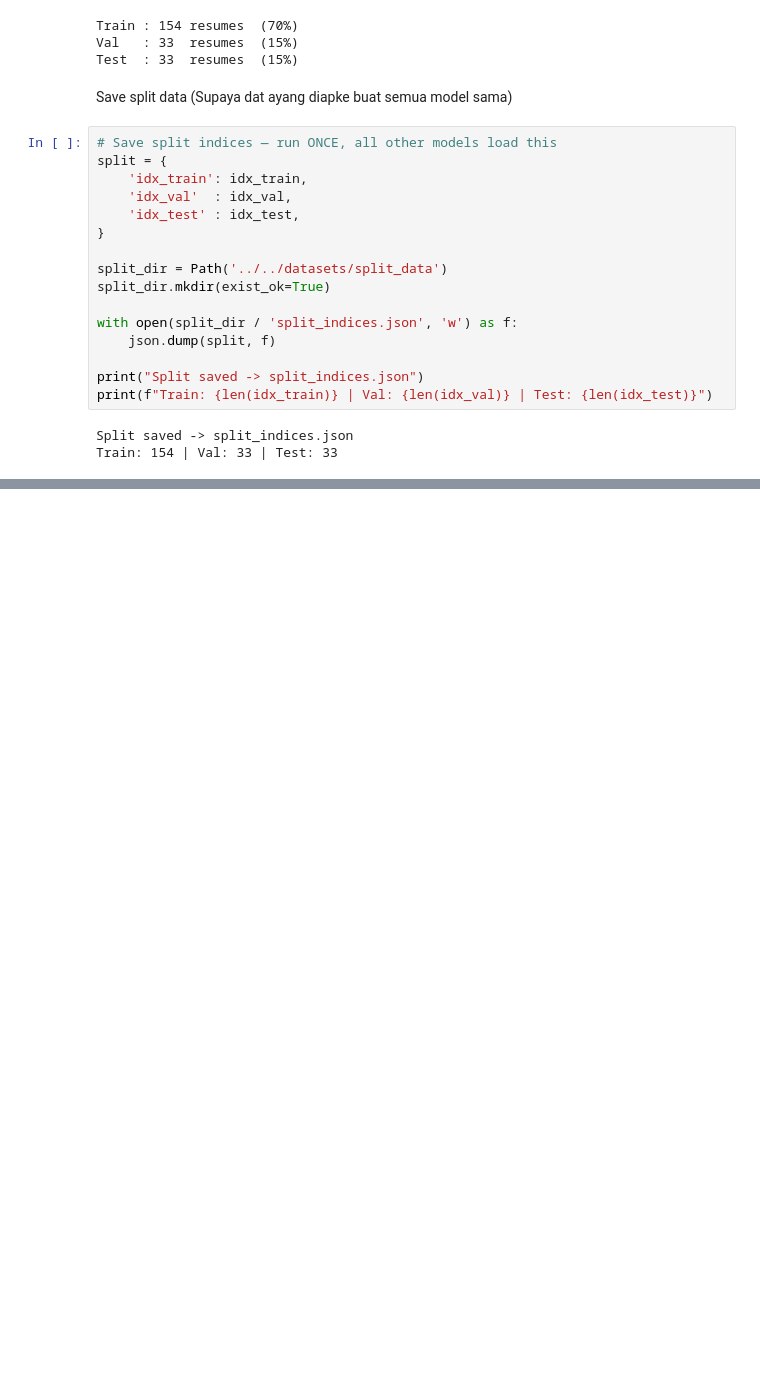
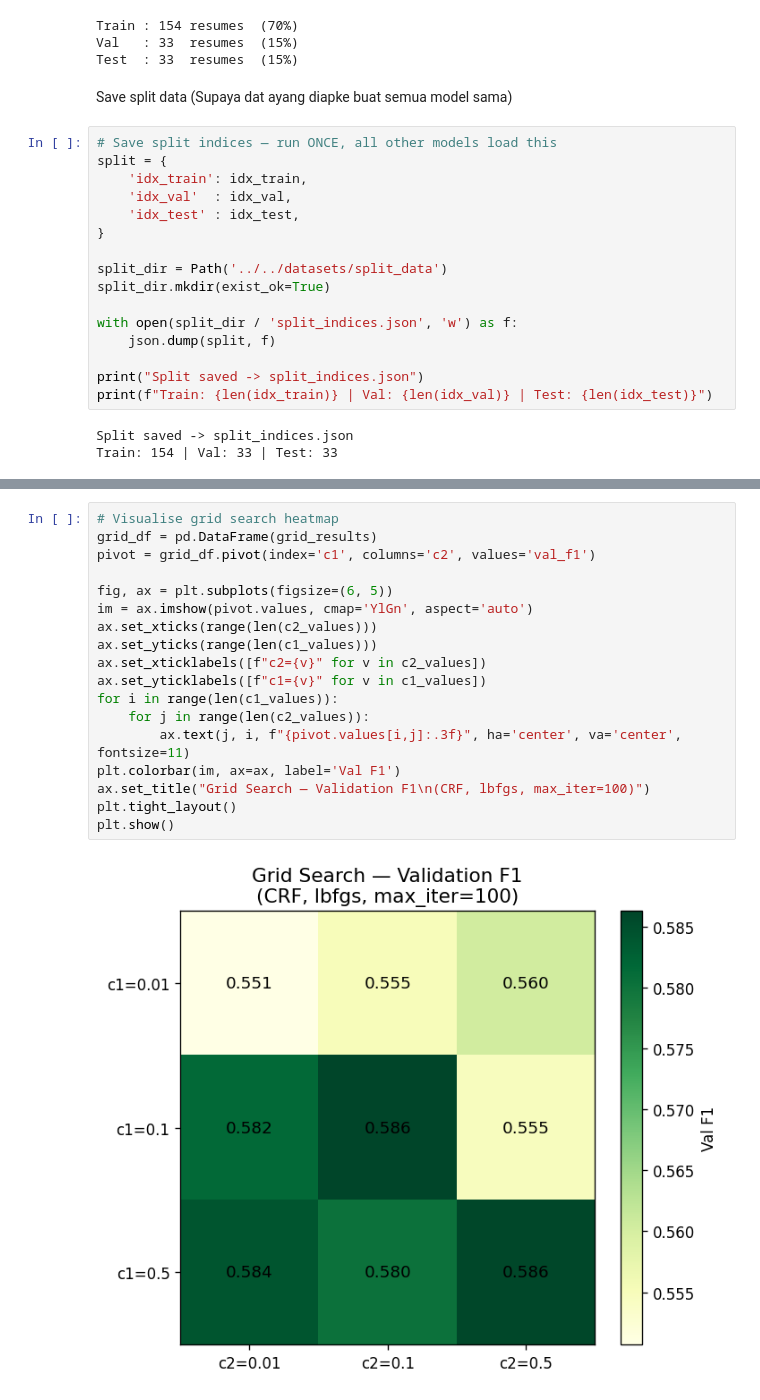
Before and after one commit to michellaprojects/nlp-ner, a Jupyter notebook: notebooks/Modelling/CRF.ipynb, the cells around one changed output, grey strips where cells are left out. Saved outputs shown, nothing was run; the diff lists cells and outputs as text; blank space fills up the shorter version.

```diff
--- a/notebooks/Modelling/CRF.ipynb
+++ b/notebooks/Modelling/CRF.ipynb
@@ -235,0 +282,20 @@ Train: 154 | Val: 33 | Test: 33
+# %%
+# Visualise grid search heatmap
+grid_df = pd.DataFrame(grid_results)
+pivot = grid_df.pivot(index='c1', columns='c2', values='val_f1')
+
+fig, ax = plt.subplots(figsize=(6, 5))
+im = ax.imshow(pivot.values, cmap='YlGn', aspect='auto')
+ax.set_xticks(range(len(c2_values)))
+ax.set_yticks(range(len(c1_values)))
+ax.set_xticklabels([f"c2={v}" for v in c2_values])
+ax.set_yticklabels([f"c1={v}" for v in c1_values])
+for i in range(len(c1_values)):
+    for j in range(len(c2_values)):
+        ax.text(j, i, f"{pivot.values[i,j]:.3f}", ha='center', va='center', fontsize=11)
+plt.colorbar(im, ax=ax, label='Val F1')
+ax.set_title("Grid Search — Validation F1\n(CRF, lbfgs, max_iter=100)")
+plt.tight_layout()
+plt.show()
+# %% [output]
+[figure, added]
```
Also changed, not shown: parts of 2 cells of this notebook.
